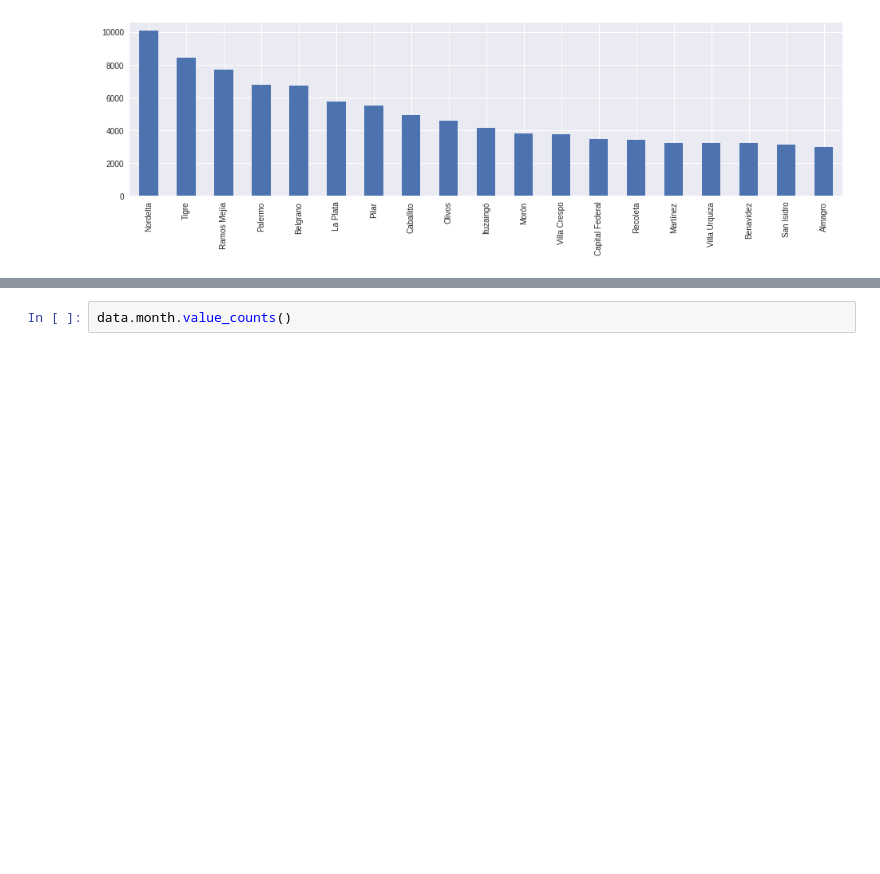
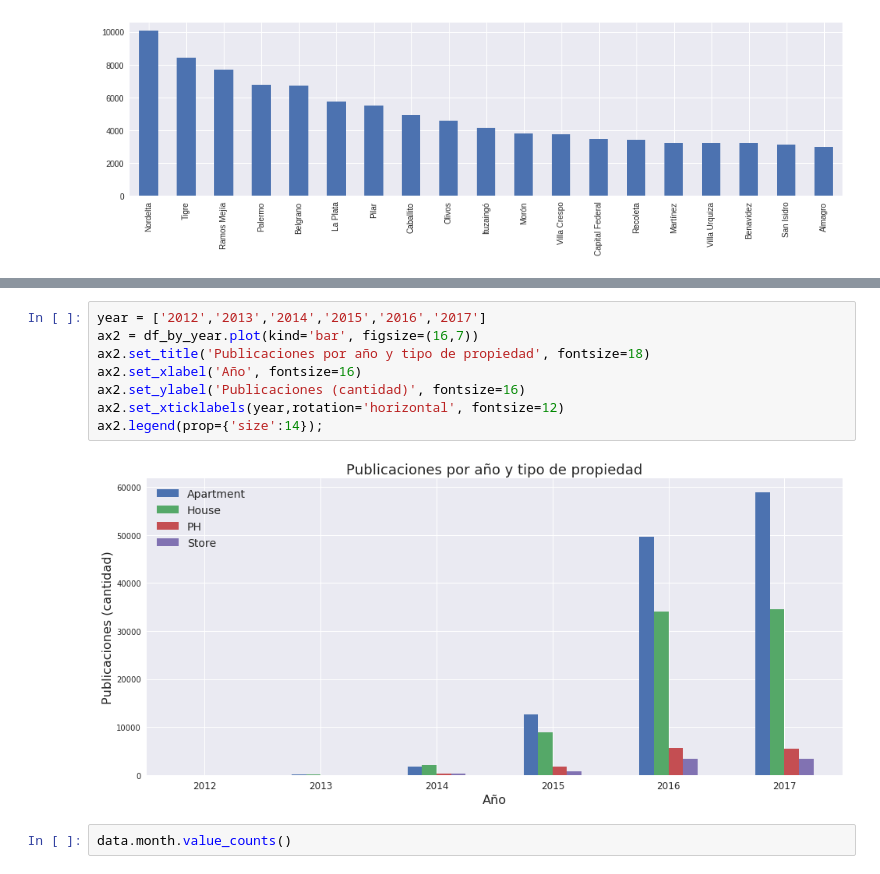
Before and after one commit to Gisse88/TP-7506, a Jupyter notebook: tp.ipynb, the cells around one changed output, grey strips where cells are left out. Cells and saved outputs as stored; diff of their text form; blank space fills up the shorter version.

```diff
--- a/tp.ipynb
+++ b/tp.ipynb
@@ -173,3 +173,13 @@ grouped.loc[grouped[('price_usd_per_m2', 'size')] > 50, : ][('price_usd_per_m2',
+# %%
+year = ['2012','2013','2014','2015','2016','2017']
+ax2 = df_by_year.plot(kind='bar', figsize=(16,7))
+ax2.set_title('Publicaciones por año y tipo de propiedad', fontsize=18)
+ax2.set_xlabel('Año', fontsize=16)
+ax2.set_ylabel('Publicaciones (cantidad)', fontsize=16)
+ax2.set_xticklabels(year,rotation='horizontal', fontsize=12)
+ax2.legend(prop={'size':14});
+# %% [output]
+[figure, added]
 # %%
 data.month.value_counts()
 # %% [output]
```
Also changed, not shown: parts of 30 cells of this notebook.
